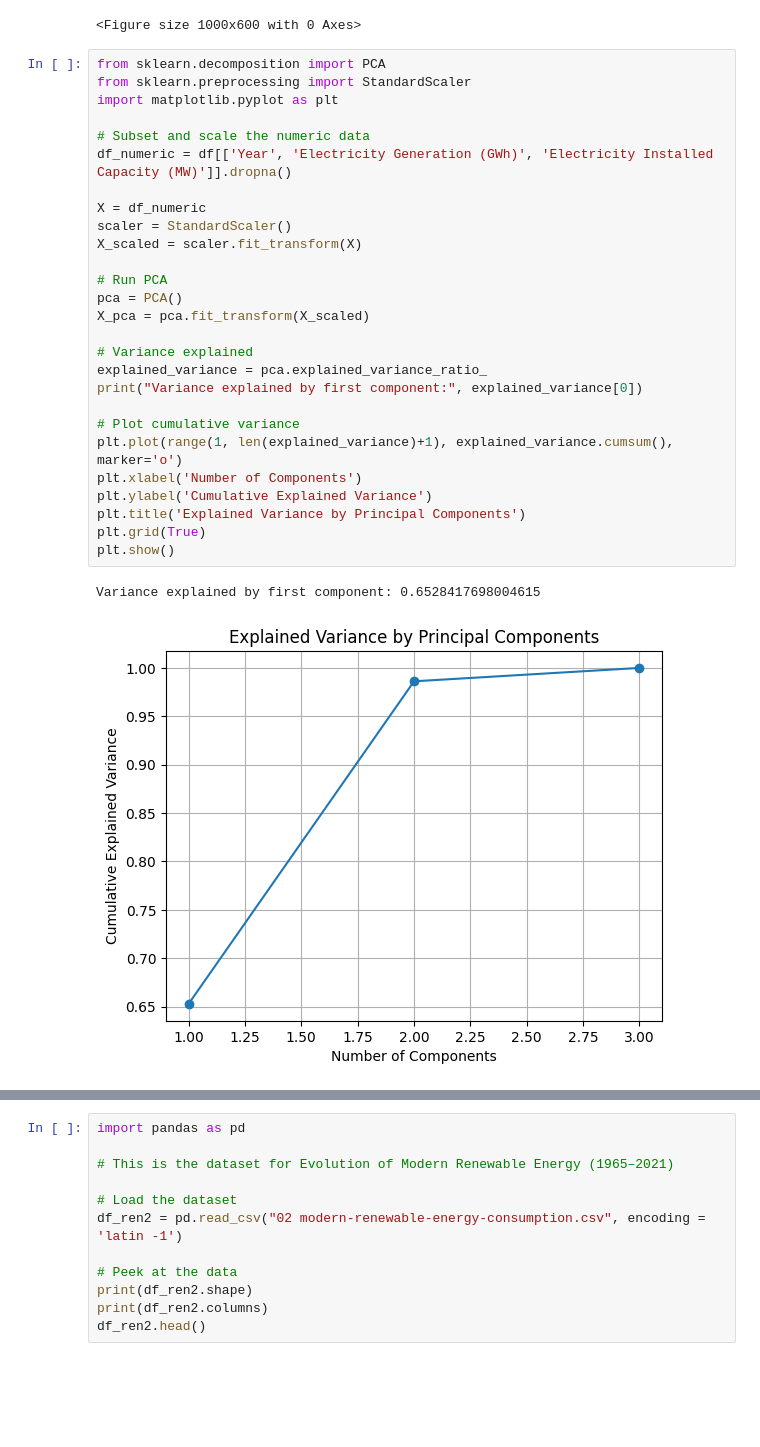
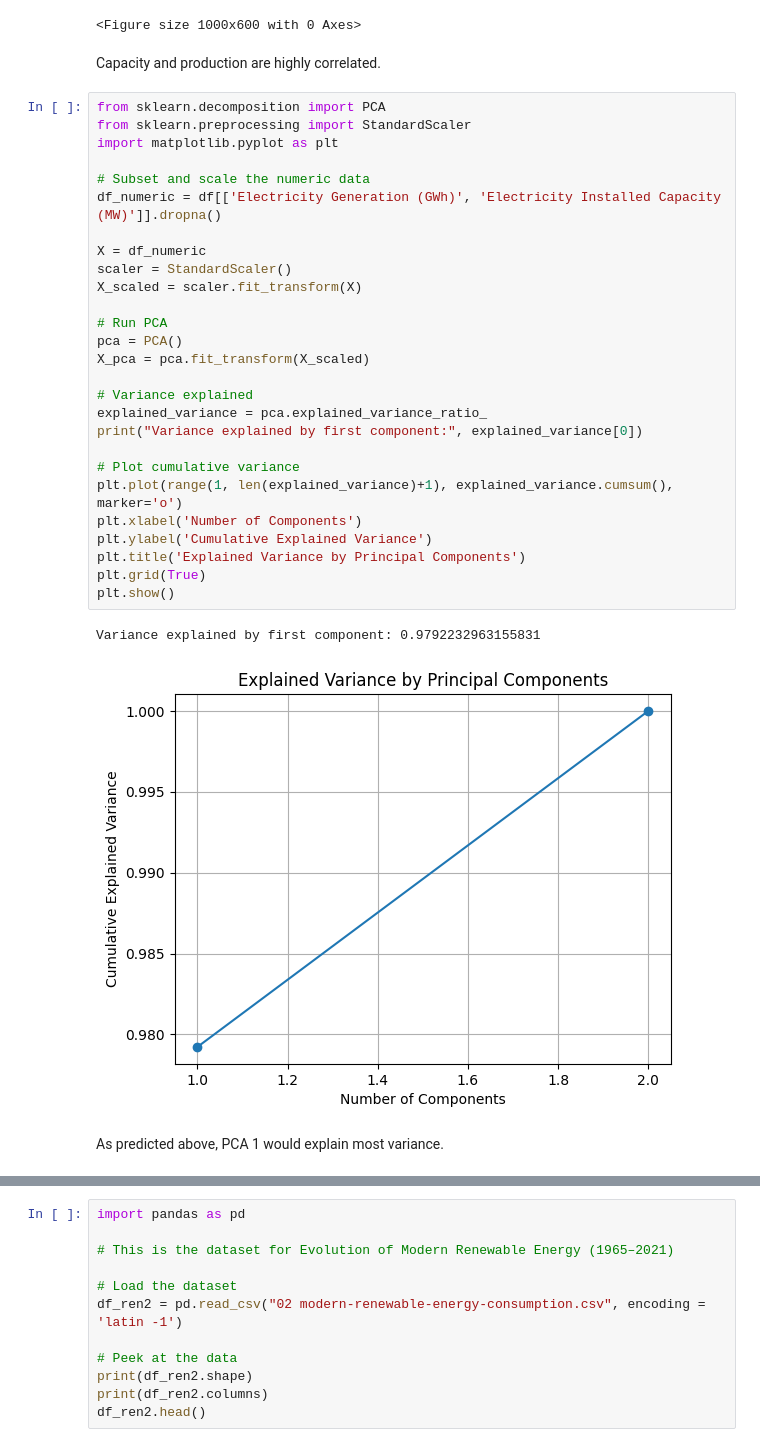
Before and after one commit to bu-sohan/AI-for-Leaders-Spring-2025, a Jupyter notebook: Week9.ipynb, the cells around one changed output, grey strips where cells are left out. Drawn from its saved outputs; the diff is of its cells as text; blank space fills up the shorter version.

```diff
--- a/Week9.ipynb
+++ b/Week9.ipynb
@@ -116,34 +128,38 @@ plt.show()
 # %% [output]
 [figure]
 <Figure size 1000x600 with 0 Axes>
+# %% [markdown]
+Capacity and production are highly correlated.
 # %%
 from sklearn.decomposition import PCA
 from sklearn.preprocessing import StandardScaler
 import matplotlib.pyplot as plt
 
 # Subset and scale the numeric data
-df_numeric = df[['Year', 'Electricity Generation (GWh)', 'Electricity Installed Capacity (MW)']].dropna()
+df_numeric = df[['Electricity Generation (GWh)', 'Electricity Installed Capacity (MW)']].dropna()
 
 X = df_numeric
 scaler = StandardScaler()
 X_scaled = scaler.fit_transform(X)
 
 # Run PCA
 pca = PCA()
 X_pca = pca.fit_transform(X_scaled)
 
 # Variance explained
 explained_variance = pca.explained_variance_ratio_
 print("Variance explained by first component:", explained_variance[0])
 
 # Plot cumulative variance
 plt.plot(range(1, len(explained_variance)+1), explained_variance.cumsum(), marker='o')
 plt.xlabel('Number of Components')
 plt.ylabel('Cumulative Explained Variance')
 plt.title('Explained Variance by Principal Components')
 plt.grid(True)
 plt.show()
 # %% [output]
-Variance explained by first component: 0.6528417698004615
+Variance explained by first component: 0.9792232963155831
-[figure, old version]
+[figure, new version]
+# %% [markdown]
+As predicted above, PCA 1 would explain most variance.
 # %%
```
Also changed, not shown: parts of 27 cells of this notebook.
